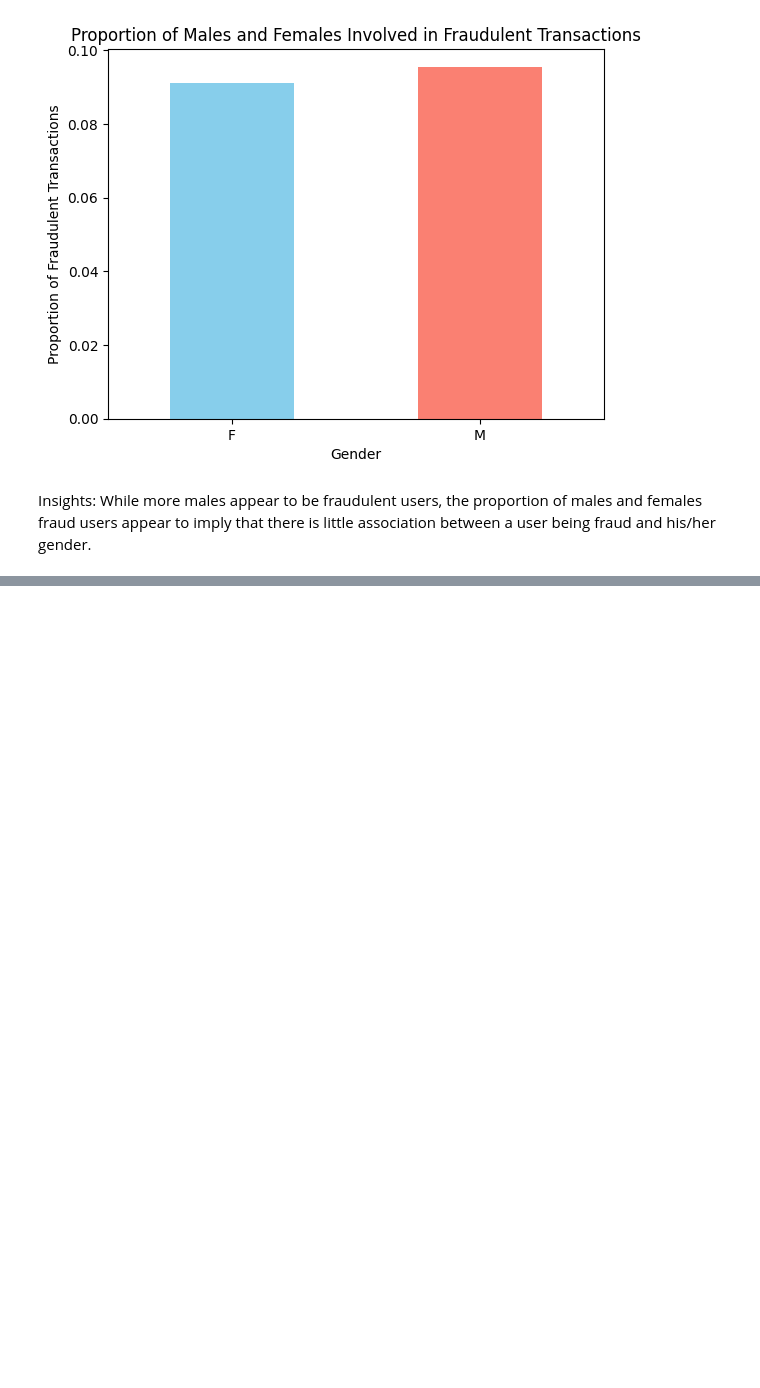
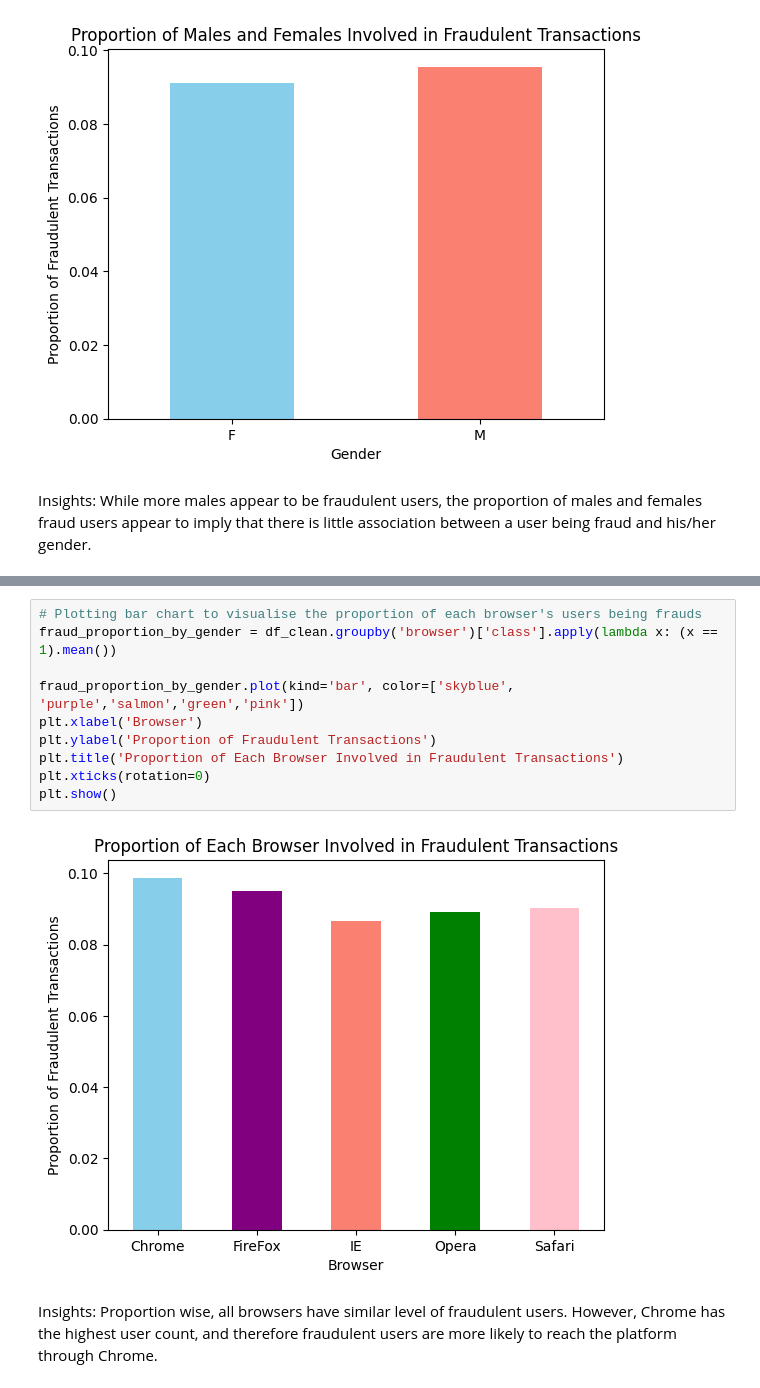
Before and after one commit to Hweihang00/DSA4263-Ecommerce-Fraud-Detection, a Jupyter notebook: main.ipynb, the cells around one changed output, grey strips where cells are left out. Cells and saved outputs as stored; diff of their text form; blank space fills up the shorter version.

```diff
--- a/main.ipynb
+++ b/main.ipynb
@@ -312,0 +347,14 @@ Insights: While more males appear to be fraudulent users, the proportion of male
+# %%
+# Plotting bar chart to visualise the proportion of each browser's users being frauds
+fraud_proportion_by_gender = df_clean.groupby('browser')['class'].apply(lambda x: (x == 1).mean())
+
+fraud_proportion_by_gender.plot(kind='bar', color=['skyblue', 'purple','salmon','green','pink'])
+plt.xlabel('Browser')
+plt.ylabel('Proportion of Fraudulent Transactions')
+plt.title('Proportion of Each Browser Involved in Fraudulent Transactions')
+plt.xticks(rotation=0)
+plt.show()
+# %% [output]
+[figure, added]
+# %% [markdown]
+Insights: Proportion wise, all browsers have similar level of fraudulent users. However, Chrome has the highest user count, and therefore fraudulent users are more likely to reach the platform through Chrome.
```
Also changed, not shown: parts of 5 cells of this notebook.
